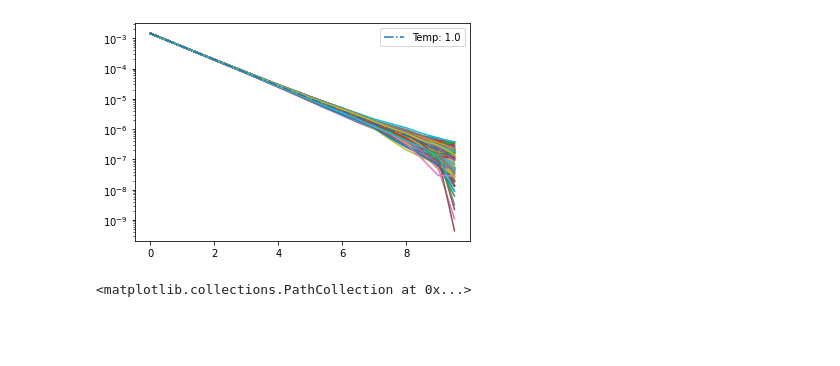
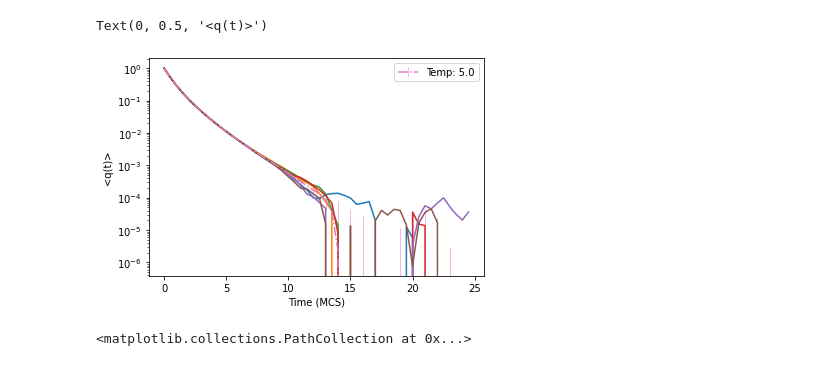
Before and after one commit to zlatovladdka/2d-spin-glasses, a Jupyter notebook: Ising.ipynb, the cells around one changed output. Saved outputs shown, nothing was run; the diff lists cells and outputs as text; code cells hidden in the pictures; blank space fills up the shorter version.

```diff
--- a/Ising.ipynb
+++ b/Ising.ipynb
@@ -5,13 +5,13 @@ import numpy as np
 import pandas as pd
 import scipy.optimize
 
-client = MongoClient("c3.itp.ac.ru", 27027)
+client = MongoClient("c8.itp.ac.ru", 27027)
 # %%
 def corr_time(Nx, Ny, T, min_time = 0, max_time = np.inf, draw_each = False, fit=False):
     mt = []
     df = pd.DataFrame()
     for result in client.numerics.glass.find({"Nx": Nx, "Ny": Ny, "T": T}):
-        if np.abs(result['corr_values'][-1]) >= 1e-3 or result['corr_values'][-1] < 0: continue
+        # if np.abs(result['corr_values'][-1]) >= 1e-2: continue
 
         x = np.array(result['corr_times'])
         y = np.array(result['corr_values'])
@@ -25,16 +25,20 @@ def corr_time(Nx, Ny, T, min_time = 0, max_time = np.inf, draw_each = False, fit
         df = pd.concat([df, pd.Series(y)], axis=1)
 
     y_mean = df.mean(axis=1)
-    plt.semilogy(x, y_mean, linestyle='-.', label="Temp: {}".format(T))
+    y_err = df.std(axis=1)
+
+
+    plt.errorbar(x, y_mean, yerr=y_err, linestyle='-.', label="Temp: {}".format(T), elinewidth=0.5, errorevery=2)
+    plt.yscale('log')
+    #plt.semilogy(x, y_mean, linestyle='-.', label="Temp: {}".format(T))
 
     plt.legend()
-
 
     if fit:
         params, params_covariance = scipy.optimize.curve_fit(q_line, x, np.log(np.array(y_mean)))
         plt.semilogy(x, q(x, params[0], params[1]), linestyle='--')
 
-        return params
+        print(params)
 # %%
 def q_line(t, tau, A):
     return A - t / tau
@@ -52,12 +56,16 @@ def observables(Nx, Ny, T):
         chi.append(result['Magnetization2'])
     return [np.mean(e), np.mean(m), np.mean(c), np.mean(chi)]
 # %%
-corr_time(100, 100, 1.0, draw_each=True)
+corr_time(100, 100, 5.0, draw_each=True)
 #corr_time(100, 100, 1.0)
 
+plt.xlabel('Time (MCS)')
+plt.ylabel('<q(t)>')
+
 # corr_time()
 # %% [output]
+Text(0, 0.5, '<q(t)>')
-[figure, old version]
+[figure, new version]
 # %%
 temp = np.array([1, 1.5, 1.8, 2, 2.2, 2.25, 2.27, 2.3, 2.5, 2.6, 3, 3.5])
 tau = np.array([0.99824405, 1.24013707, 3.87455095, 8.88365412, 83.95509624, 184.0874894, 1112.24625119, 1293.45461192, 176.15564308, 34.62297555, 8.54602628, 4.09455078])
```
